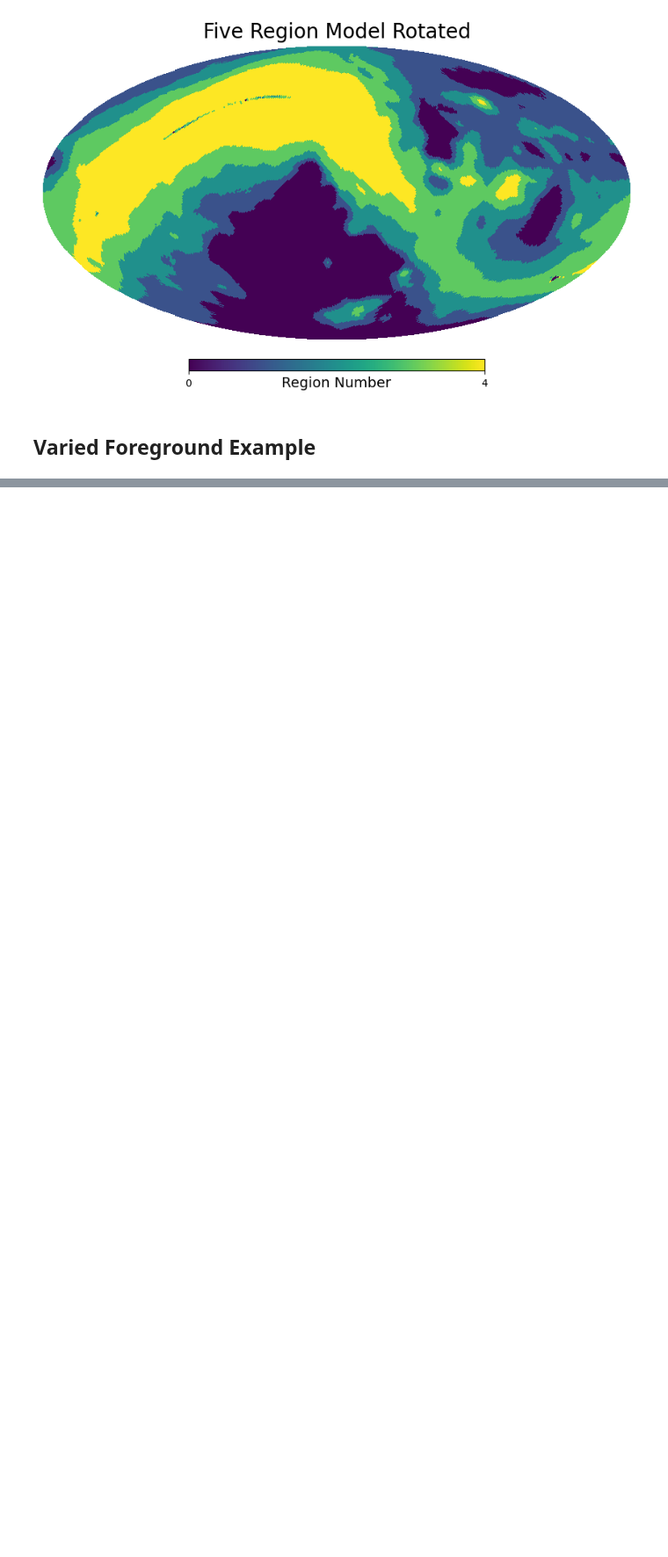
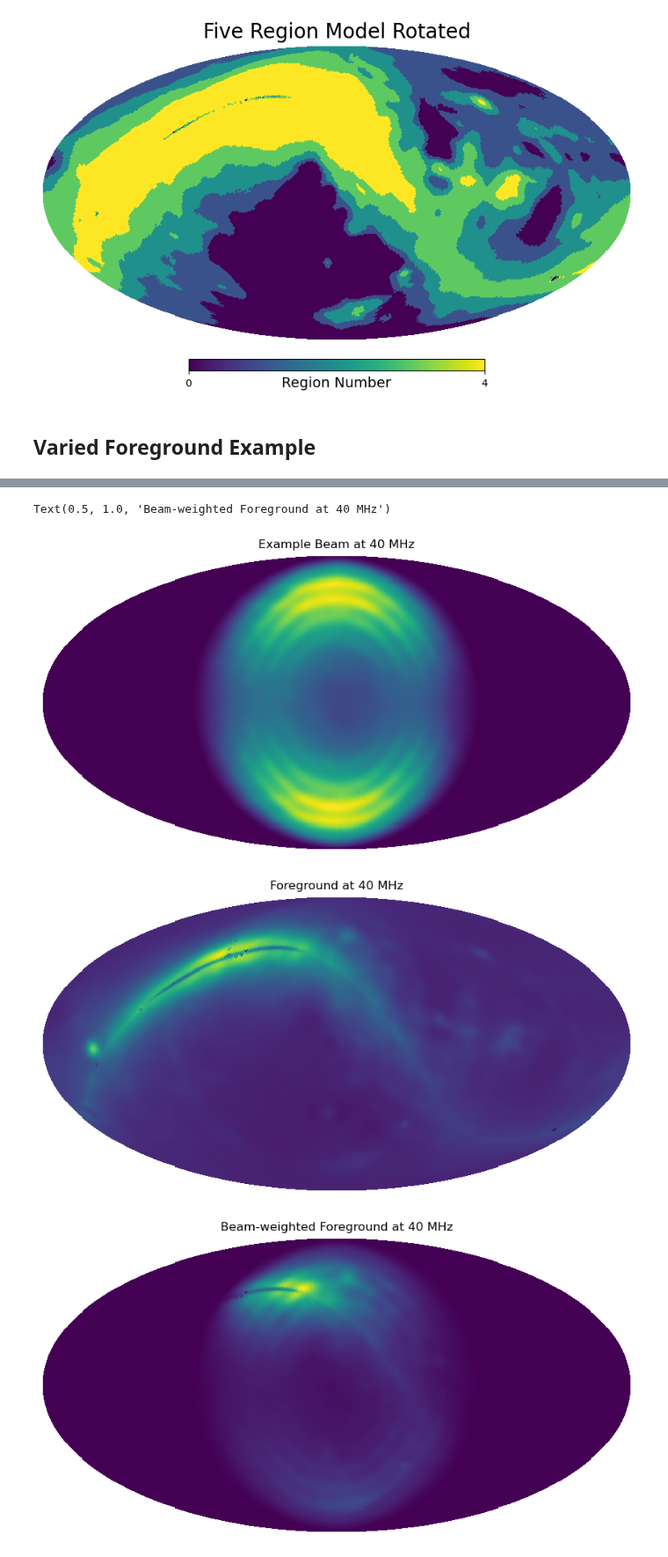
Before and after one commit to daba9359/LuCEE-Night_Simulation, a Jupyter notebook: Comps_Figures.ipynb, the cells around one changed output, grey strips where cells are left out. Shown at 88% size. Cells and saved outputs as stored; diff of their text form; code cells hidden in the pictures; blank space fills up the shorter version.

```diff
--- a/Comps_Figures.ipynb
+++ b/Comps_Figures.ipynb
@@ -468,0 +688,46 @@ hp.mollview(copy_rotated_ULSA[7])
+# %%
+# This creates the sky maps that are properly rotated and normalized 64 bit version
+NSIDE = 64
+NPIX = hp.nside2npix(NSIDE)
+beams_64 = np.zeros((len(files),50,NPIX))
+beam_euler_angle = [0,90,90]
+derp = h5py.File("/home/dbarker7752/21_cm_group/Varied_Regolith/Raw_Beam_Maps_64","r")
+beam_maps= derp["raw_beam_maps"]
+
+### Creates an h5py file for 64 bit normalized beams
+# for n in tqdm(range(len(files))):
+#     for nu in range(50):
+#         f=beam_maps[n][nu]
+#         rotated_beam = hp.Rotator(rot=beam_euler_angle).rotate_map_pixel(f)
+#         rotated_beam[np.where(rotated_beam<0.0)] = 0
+#         normalized_beam = rotated_beam/np.sum(rotated_beam)
+#         beams_64[n][nu] = normalized_beam
+# f = h5py.File("/home/dbarker7752/21_cm_group/normalized_beams_64","w")
+# f.create_dataset("normalized_beams",data=beams_64)
+# f.close()
+### End hdf5 creation code
+
+### Loads hdf5 for normalized beams
+f = h5py.File("/home/dbarker7752/21_cm_group/normalized_beams_64","r")
+beams_64 = f["normalized_beams"]
+### End loading code
+
+hp.mollview(beams_64[0][40], cbar=False,cmap=cmap)
+plt.title("Example Beam at 40 MHz")
+# plt.savefig(save_path+"Example_Beam_40MHz")
+
+# And now to weight it with the foreground
+# First a foreground without a colorbar:
+hp.mollview(rotated_64_ULSA[40],cbar=False,cmap=cmap)
+plt.title("Foreground at 40 MHz")
+# plt.savefig(save_path+"ULSA_rot_40MHz_nocbar")
+
+# now beam_weighted:
+hp.mollview(rotated_64_ULSA[40]*beams_64[0][40], cbar=False,cmap=cmap)
+plt.title("Beam-weighted Foreground at 40 MHz")
+# plt.savefig(save_path+"ULSA_40MHz_beam-weighted")
+# %% [output]
+Text(0.5, 1.0, 'Beam-weighted Foreground at 40 MHz')
+[figure, added]
+[figure, added]
+[figure, added]
```
Also changed, not shown: parts of 54 cells of this notebook.
